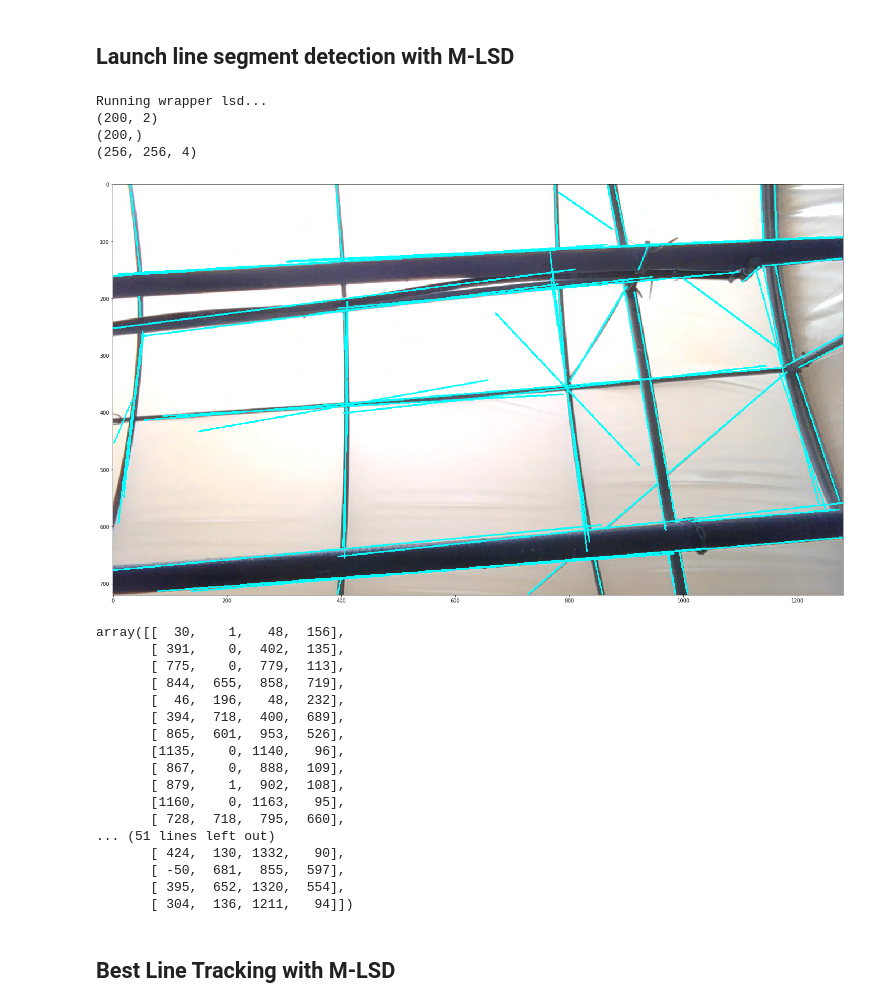
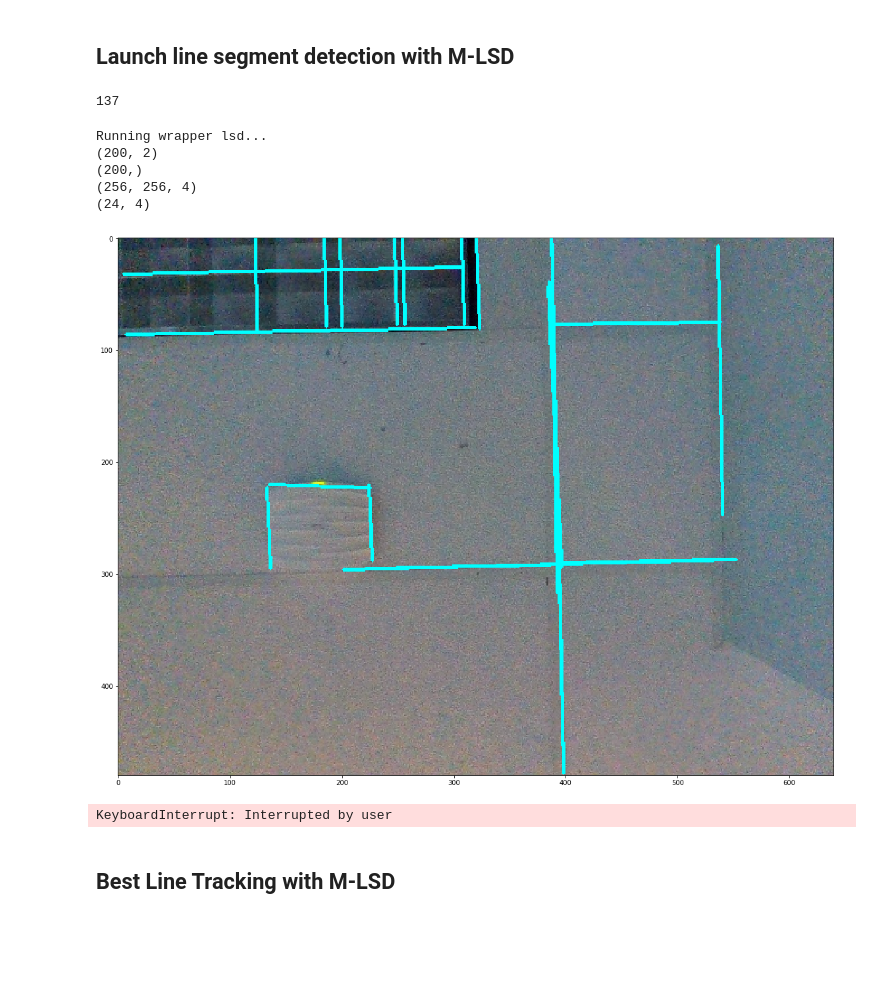
Before and after one commit to lingdomuw/mlsd, a Jupyter notebook: MLSD_demo.ipynb, the cells around one changed output. Cells and saved outputs as stored; diff of their text form; code cells hidden in the pictures; blank space fills up the shorter version.

```diff
--- a/MLSD_demo.ipynb
+++ b/MLSD_demo.ipynb
@@ -62,39 +63,29 @@ import matplotlib.pyplot as plt
 import time
 imgfiles=[]
 
-for file in sorted(glob.glob("/home/cheng/images/frame*.jpg")):
+for file in sorted(glob.glob("/home/cheng/Downloads/whiteline_images/frame*.jpg")):
     imgfiles.append(file)
 
 imgfiles=natsort.natsorted(imgfiles)
+print(len(imgfiles))
+# %% [output]
+137
 # %%
-image = cv2.imread(imgfiles[3000])
-img_out,lines=wrapper_for_LSD(image,0.2,10)
-plt.figure(figsize=(30,15))
-plt.imshow(img_out)
-plt.show()
+lines_shapes=[]
+for i in range(len(imgfiles)):
+    image = cv2.imread(imgfiles[i])
+    output_img,lines=wrapper_for_LSD(image,0.25,20)
+    print(lines.shape)
+    plt.figure(figsize=(30,15))
+    plt.imshow(output_img)
+    plt.show()
+
+    input("Continue")
 # %% [output]
 Running wrapper lsd...
 (200, 2)
 (200,)
 (256, 256, 4)
+(24, 4)
-[figure, old version]
+[figure, new version]
+KeyboardInterrupt: Interrupted by user
-# %%
-lines.astype(int)
-# %% [output]
-array([[  30,    1,   48,  156],
-       [ 391,    0,  402,  135],
-       [ 775,    0,  779,  113],
-       [ 844,  655,  858,  719],
-       [  46,  196,   48,  232],
-       [ 394,  718,  400,  689],
-       [ 865,  601,  953,  526],
-       [1135,    0, 1140,   96],
-       [ 867,    0,  888,  109],
-       [ 879,    1,  902,  108],
-       [1160,    0, 1163,   95],
-       [ 728,  718,  795,  660],
-... (51 lines left out)
-       [ 424,  130, 1332,   90],
-       [ -50,  681,  855,  597],
-       [ 395,  652, 1320,  554],
-       [ 304,  136, 1211,   94]])
```
Also changed, not shown: parts of 3 cells of this notebook, 1 other file.
